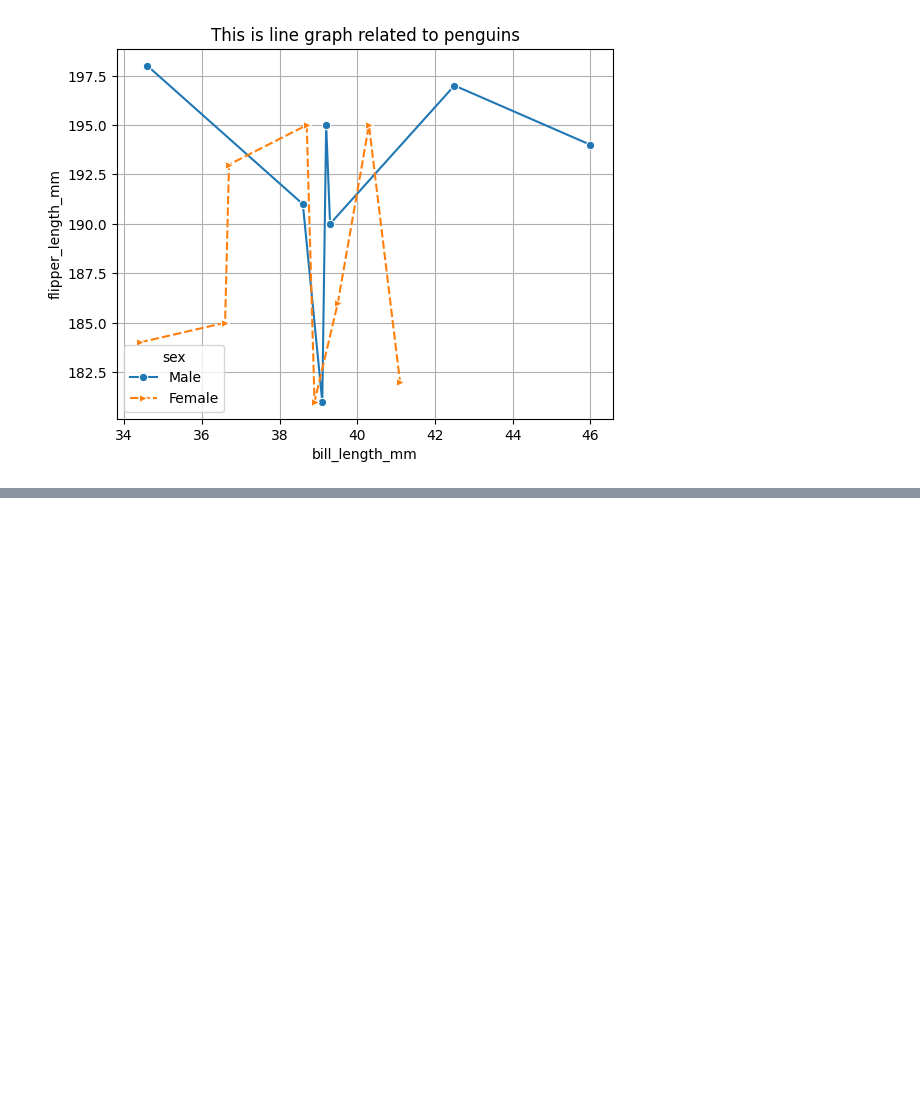
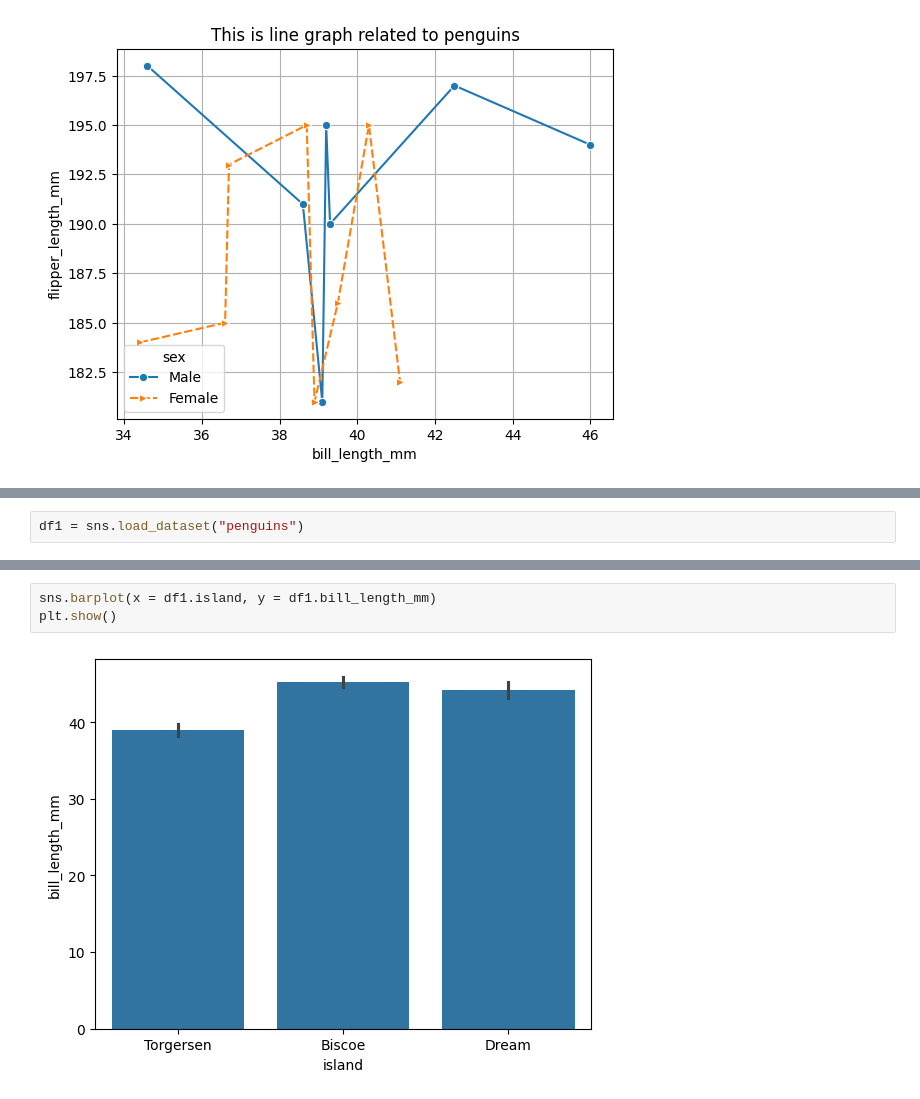
Before and after one commit to Sahilkushwaha7777/seabornlib-practice, a Jupyter notebook: seaborn.ipynb, the cells around one changed output, grey strips where cells are left out. Cells and saved outputs as stored; diff of their text form; blank space fills up the shorter version.

```diff
--- a/seaborn.ipynb
+++ b/seaborn.ipynb
@@ -118,0 +125,2 @@ plt.show()
+# %%
+df1 = sns.load_dataset("penguins")
@@ -118,0 +160,5 @@ plt.show()
+# %%
+sns.barplot(x = df1.island, y = df1.bill_length_mm)
+plt.show()
+# %% [output]
+[figure, added]
```
Also changed, not shown: parts of 7 cells of this notebook.
